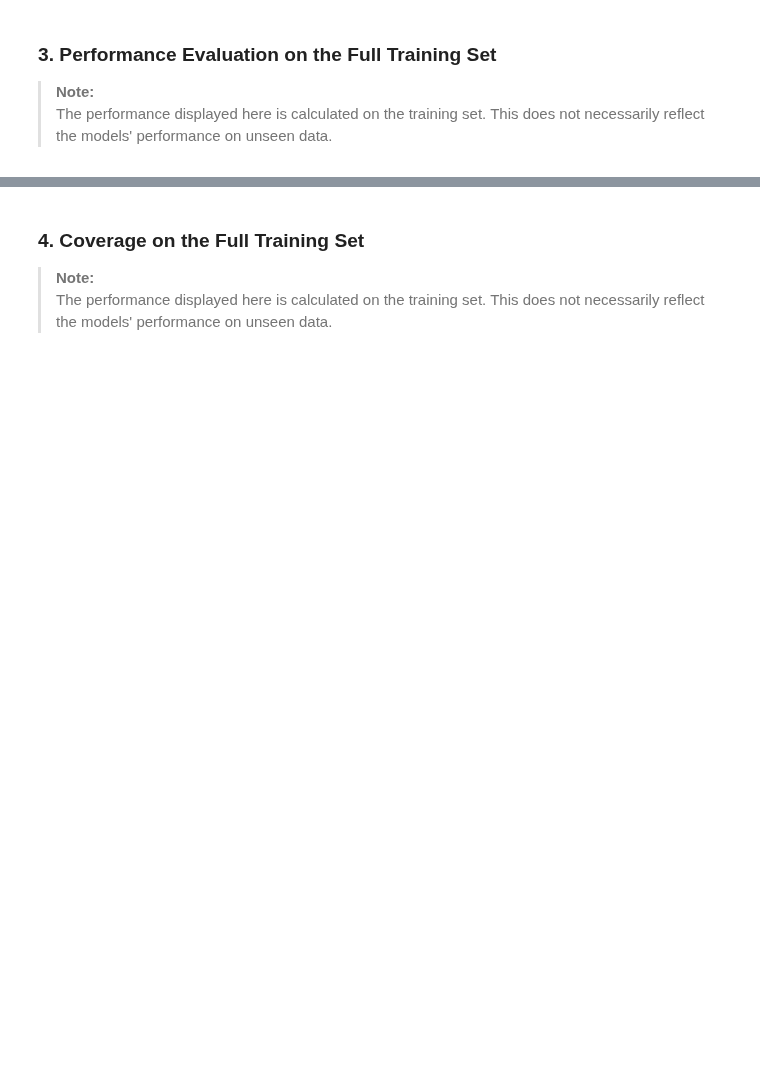
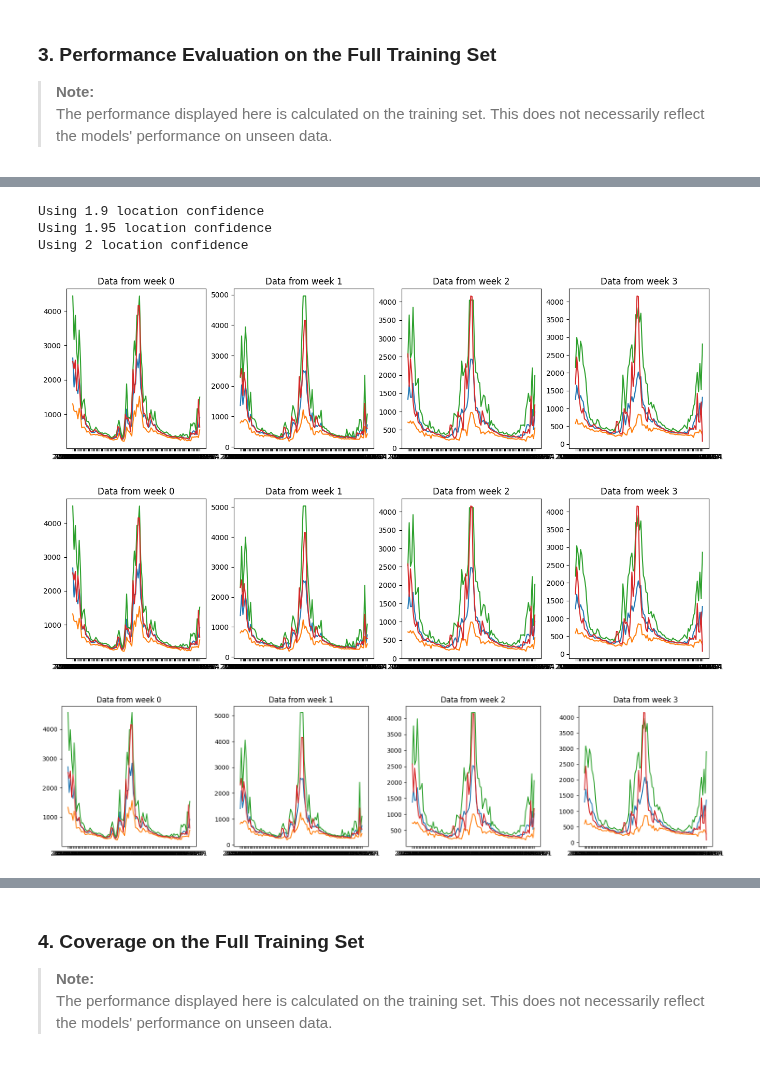
Before and after one commit to lucas066001/WaterScarcity.Hackathon, a Jupyter notebook: src/notebooks/01 Training and submission/01.1 - Lucas' Modelisation.ipynb, the cells around one changed output, grey strips where cells are left out. Saved outputs shown, nothing was run; the diff lists cells and outputs as text; code cells hidden in the pictures; blank space fills up the shorter version.

```diff
--- a/src/notebooks/01 Training and submission/01.1 - Lucas' Modelisation.ipynb
+++ b/src/notebooks/01 Training and submission/01.1 - Lucas' Modelisation.ipynb
@@ -162,0 +223,16 @@ Training week 3
+# %%
+X_train_qrf = X_train.drop(columns=["station_code"])
+
+if "qrf" in FINAL_MODELS:
+    for i in range(NUMBER_OF_WEEK):
+        print(f"Training week {i}")
+        # Train RandomForestQuantileRegressor
+        # n_estimators= 45, min_samples_split= 2, min_samples_leaf= 9, max_features= None, max_depth= 30
+        # 'model__n_estimators': 60, 'model__min_samples_split': 20
+        # n_estimators=60, min_samples_split=5, min_samples_leaf=15, max_features=None, max_depth=20, bootstrap=True
+        qrf[i] = RandomForestQuantileRegressor(n_estimators=60, min_samples_split=5, min_samples_leaf=15, max_features=None, max_depth=20, bootstrap=True)
+        qrf[i].fit(X_train_qrf, y_train[i])
+
+        time = pd.Timestamp.now().strftime("%Y-%m-%d_%H-%M-%S")
+        model_path = f"{MODEL_DIR}final/qrf_quantile_{time}_week_{i}.pkl"
+        joblib.dump(qrf[i], model_path)
@@ -165,3 +246,15 @@ Training week 3
 
 > **Note:**
 > The performance displayed here is calculated on the training set. This does not necessarily reflect the models' performance on unseen data.
+# %%
+preds = {}
+
+location_confidences = [1.9, 1.95, 2]
+
+for confidence_value in location_confidences:
+    preds[confidence_value] = {}
+    for i in range(NUMBER_OF_WEEK):
+        qrf_voting[i].adjust_weights(location_confidence = confidence_value)
+        preds[confidence_value][i] = {}
+        preds[confidence_value][i] = qrf_voting[i].predict(X_train)
+        preds[confidence_value][i]["y_true"] = y_train[i]
@@ -168,3 +279,26 @@ Training week 3
+# %%
+import matplotlib.pyplot as plt
+
+
+for confidence_value in location_confidences:
+
+    fig, axes = plt.subplots(1, 4, figsize=(16, 4))
+
+    print(f"Using {confidence_value} location confidence")
+
+    for i in range(NUMBER_OF_WEEK):
+        axes[i].plot(preds[confidence_value][i][27600:27700])
+        axes[i].set_title(f"Data from week {i}")
+
+plt.tight_layout()
+plt.show()
+# %% [output]
+Using 1.9 location confidence
+Using 1.95 location confidence
+Using 2 location confidence
+[figure, added]
+[figure, added]
+[figure, added]
 # %%
 y_train_stations = dataset_train["station_code"].values
 
```
Also changed, not shown: parts of 16 cells of this notebook, 2 other files.
